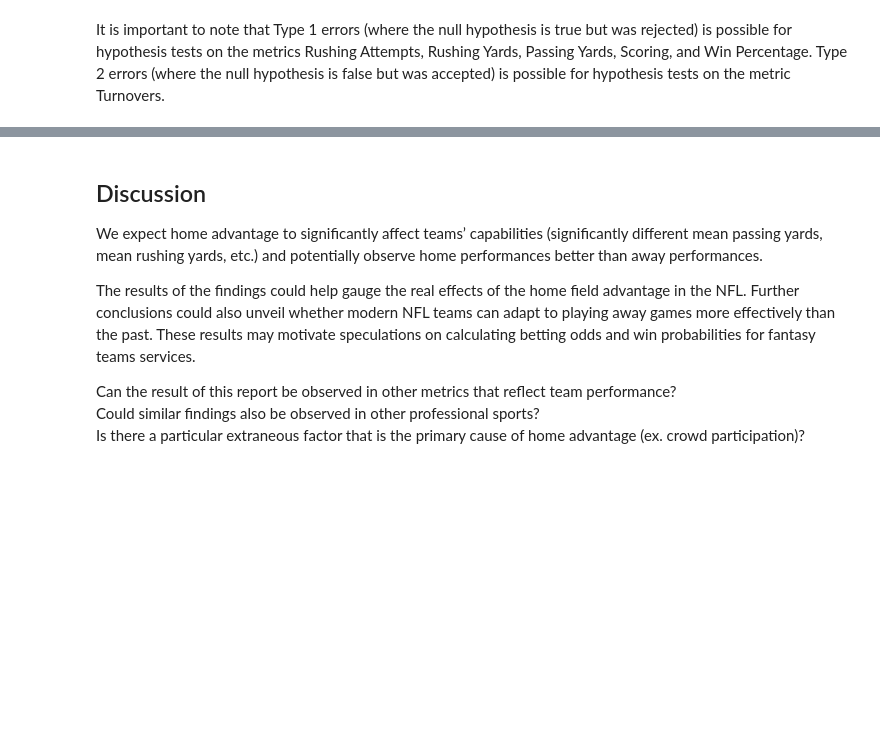
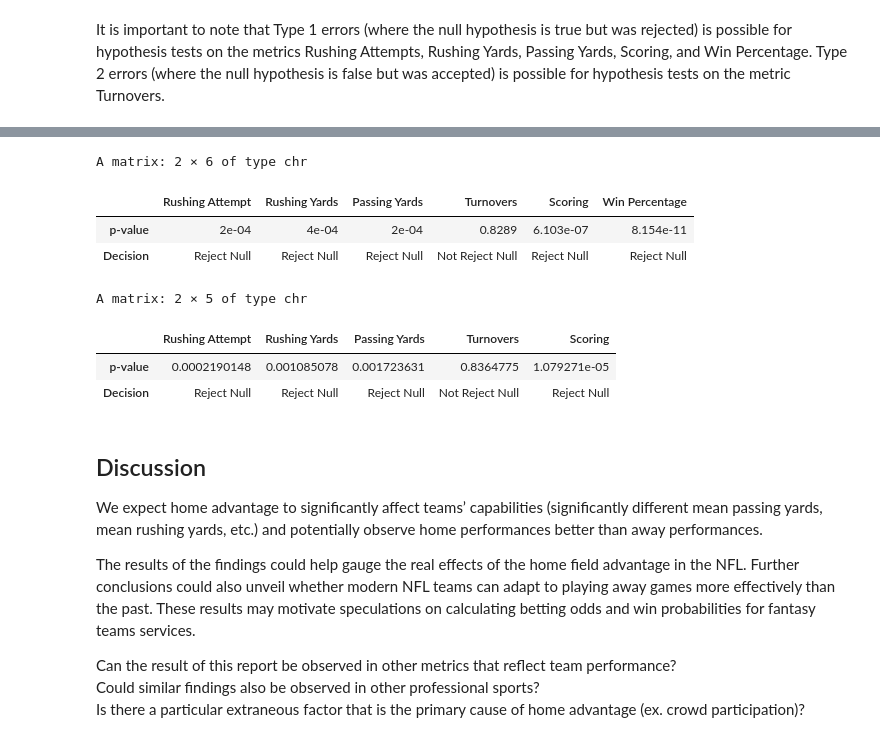
Before and after one commit to DavidYJC/STAT201_GroupProject, a Jupyter notebook: Project Report.ipynb, the cells around one changed output, grey strips where cells are left out. Drawn from its saved outputs; the diff is of its cells as text; code cells hidden in the pictures; blank space fills up the shorter version.

Commit message:
Asymptotics
Added T-test + description

```diff
--- a/Project Report.ipynb
+++ b/Project Report.ipynb
@@ -567,3 +572,44 @@ It is important to note that Type 1 errors (where the null hypothesis is true bu
+# %%
+#use t-test for each value
+t_test_rush_att <- tidy(t.test(x = nfl_data %>% pull(H.RushAtt),
+                        y = nfl_data %>% pull(A.RushAtt),
+                        alternative = "two.sided"))
+t_test_rush_yards <- tidy(t.test(x = nfl_data %>% pull(H.RushYards),
+                        y = nfl_data %>% pull(A.RushYards),
+                        alternative = "two.sided"))
+t_test_pass_yards <- tidy(t.test(x = nfl_data %>% pull(H.PassYards),
+                        y = nfl_data %>% pull(A.PassYards),
+                        alternative = "two.sided"))
+
+t_test_turnover <- tidy(t.test(x = nfl_data %>% pull(H.Turnover),
+                        y = nfl_data %>% pull(A.Turnover),
+                        alternative = "two.sided"))
+
+t_test_scoring <- tidy(t.test(x = nfl_data %>% pull(H.Score),
+                        y = nfl_data %>% pull(A.Score),
+                        alternative = "two.sided"))
+
+summary <- matrix(c(0.0002, 0.0004, 0.0002, 0.8289, 0.0000006103, 0.00000000008154,
+                    "Reject Null", "Reject Null", "Reject Null", "Not Reject Null", "Reject Null", "Reject Null"), ncol=6, byrow=TRUE)
+colnames(summary) <- c("Rushing Attempt","Rushing Yards","Passing Yards","Turnovers","Scoring","Win Percentage")
+rownames(summary) <- c("p-value","Decision")
+View(summary)
+
+
+summary <- matrix(c(0.0002190148, 0.001085078, 0.001723631, 0.8364775, 1.079271e-05,
+                    "Reject Null", "Reject Null", "Reject Null", "Not Reject Null", "Reject Null"), ncol=5, byrow=TRUE)
+colnames(summary) <- c("Rushing Attempt","Rushing Yards","Passing Yards","Turnovers","Scoring")
+rownames(summary) <- c("p-value","Decision")
+View(summary)
+# %% [output]
+A matrix: 2 × 6 of type chr
+|  | Rushing Attempt | Rushing Yards | Passing Yards | Turnovers | Scoring | Win Percentage |
+| p-value | 2e-04 | 4e-04 | 2e-04 | 0.8289 | 6.103e-07 | 8.154e-11 |
+| Decision | Reject Null | Reject Null | Reject Null | Not Reject Null | Reject Null | Reject Null |
+A matrix: 2 × 5 of type chr
+|  | Rushing Attempt | Rushing Yards | Passing Yards | Turnovers | Scoring |
+| p-value | 0.0002190148 | 0.001085078 | 0.001723631 | 0.8364775 | 1.079271e-05 |
+| Decision | Reject Null | Reject Null | Reject Null | Not Reject Null | Reject Null |
 # %% [markdown]
 
 
```
Also changed, not shown: parts of 2 cells of this notebook.
